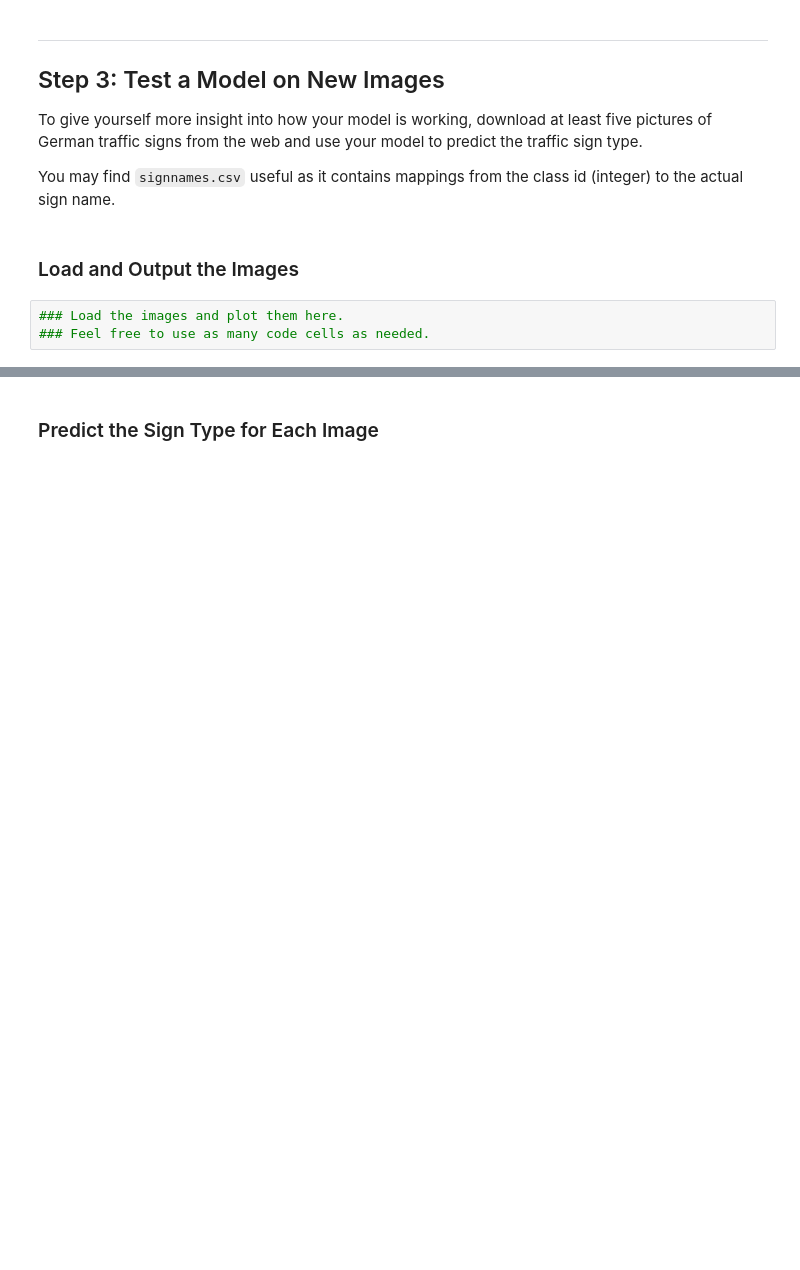
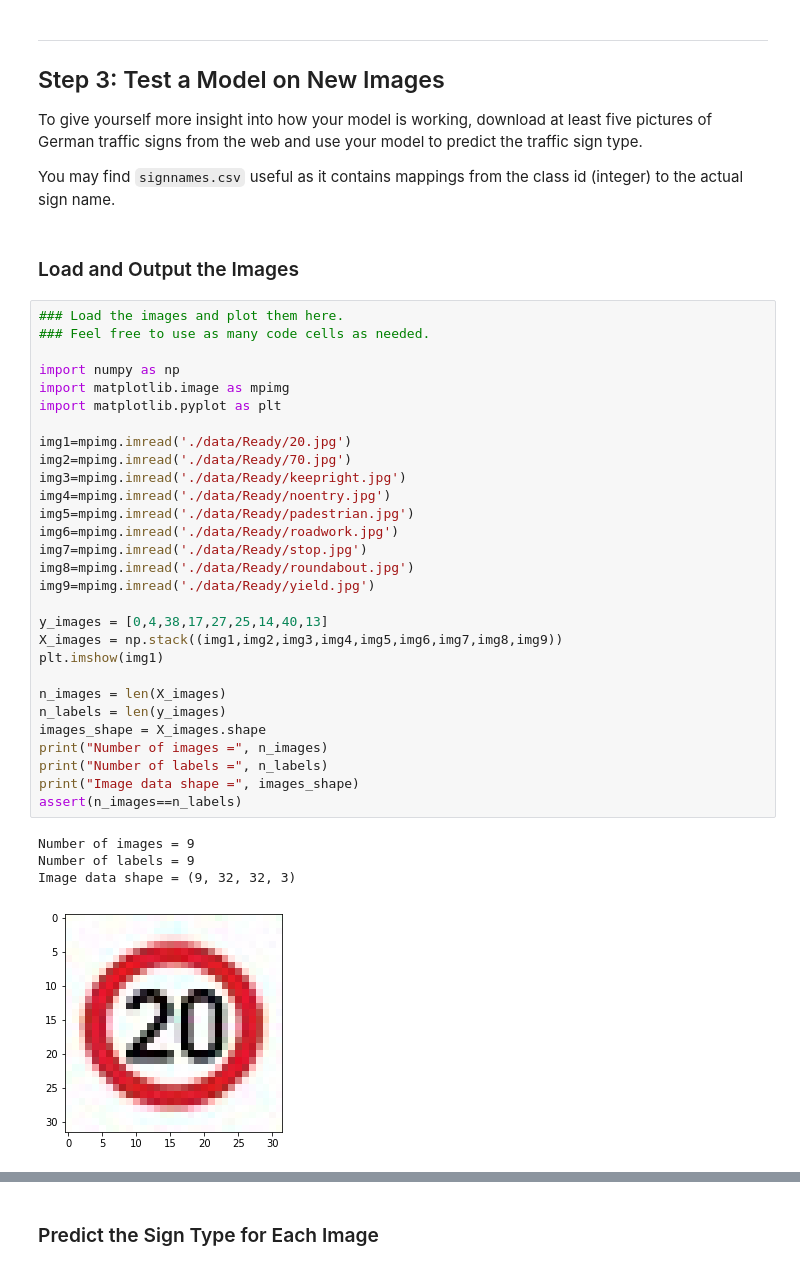
Before and after one commit to LachlanNXT/CarND-Traffic-Sign-Classifier-Project, a Jupyter notebook: Traffic_Sign_Classifier.ipynb, the cells around one changed output, grey strips where cells are left out. Cells and saved outputs as stored; diff of their text form; blank space fills up the shorter version.

```diff
--- a/Traffic_Sign_Classifier.ipynb
+++ b/Traffic_Sign_Classifier.ipynb
@@ -396,6 +397,37 @@ To give yourself more insight into how your model is working, download at least
 You may find `signnames.csv` useful as it contains mappings from the class id (integer) to the actual sign name.
 # %% [markdown]
 ### Load and Output the Images
-# %%
-### Load the images and plot them here.
-### Feel free to use as many code cells as needed.
+# %%
+### Load the images and plot them here.
+### Feel free to use as many code cells as needed.
+
+import numpy as np
+import matplotlib.image as mpimg
+import matplotlib.pyplot as plt
+
+img1=mpimg.imread('./data/Ready/20.jpg')
+img2=mpimg.imread('./data/Ready/70.jpg')
+img3=mpimg.imread('./data/Ready/keepright.jpg')
+img4=mpimg.imread('./data/Ready/noentry.jpg')
+img5=mpimg.imread('./data/Ready/padestrian.jpg')
+img6=mpimg.imread('./data/Ready/roadwork.jpg')
+img7=mpimg.imread('./data/Ready/stop.jpg')
+img8=mpimg.imread('./data/Ready/roundabout.jpg')
+img9=mpimg.imread('./data/Ready/yield.jpg')
+
+y_images = [0,4,38,17,27,25,14,40,13]
+X_images = np.stack((img1,img2,img3,img4,img5,img6,img7,img8,img9))
+plt.imshow(img1)
+
+n_images = len(X_images)
+n_labels = len(y_images)
+images_shape = X_images.shape
+print("Number of images =", n_images)
+print("Number of labels =", n_labels)
+print("Image data shape =", images_shape)
+assert(n_images==n_labels)
+# %% [output]
+Number of images = 9
+Number of labels = 9
+Image data shape = (9, 32, 32, 3)
+[figure, added]
```
Also changed, not shown: parts of 12 cells of this notebook, 17 other files.
